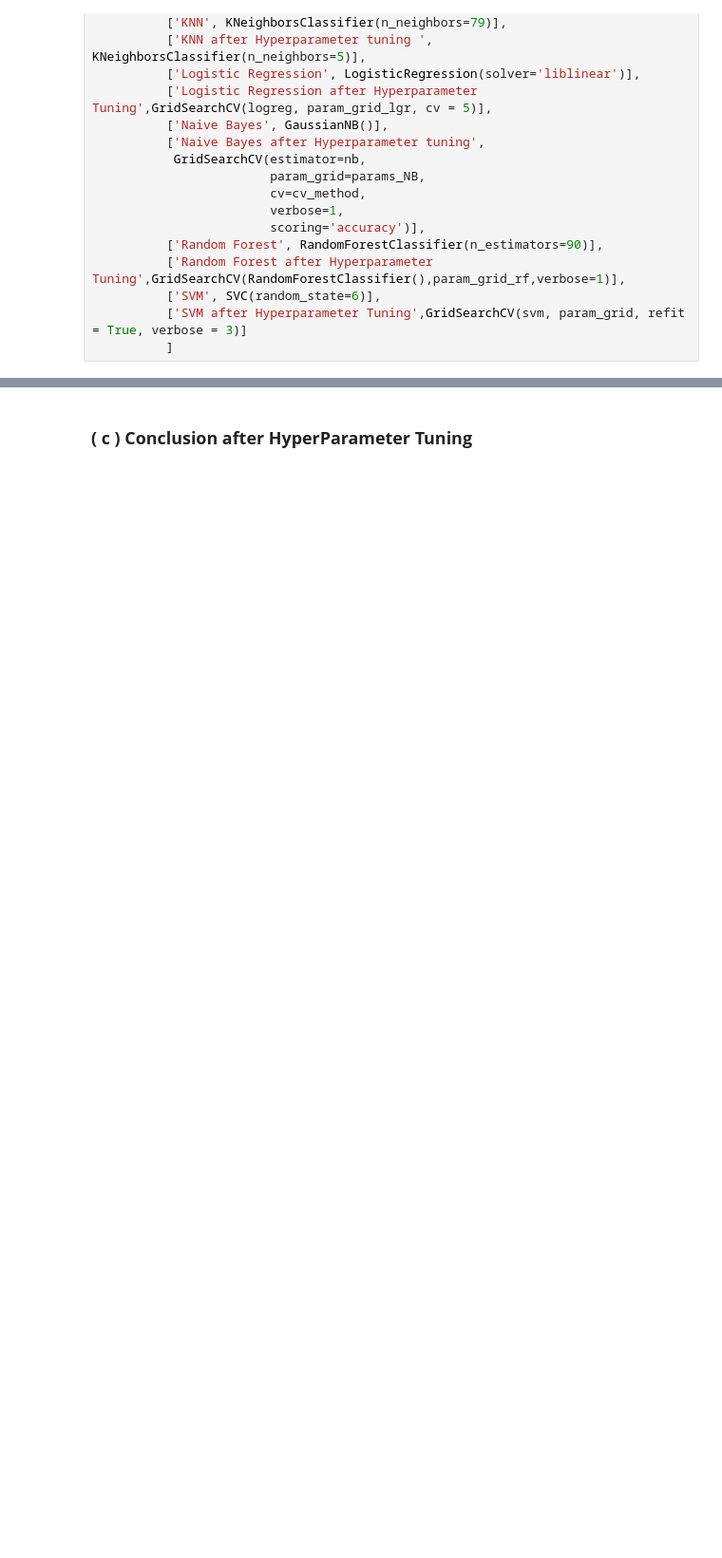
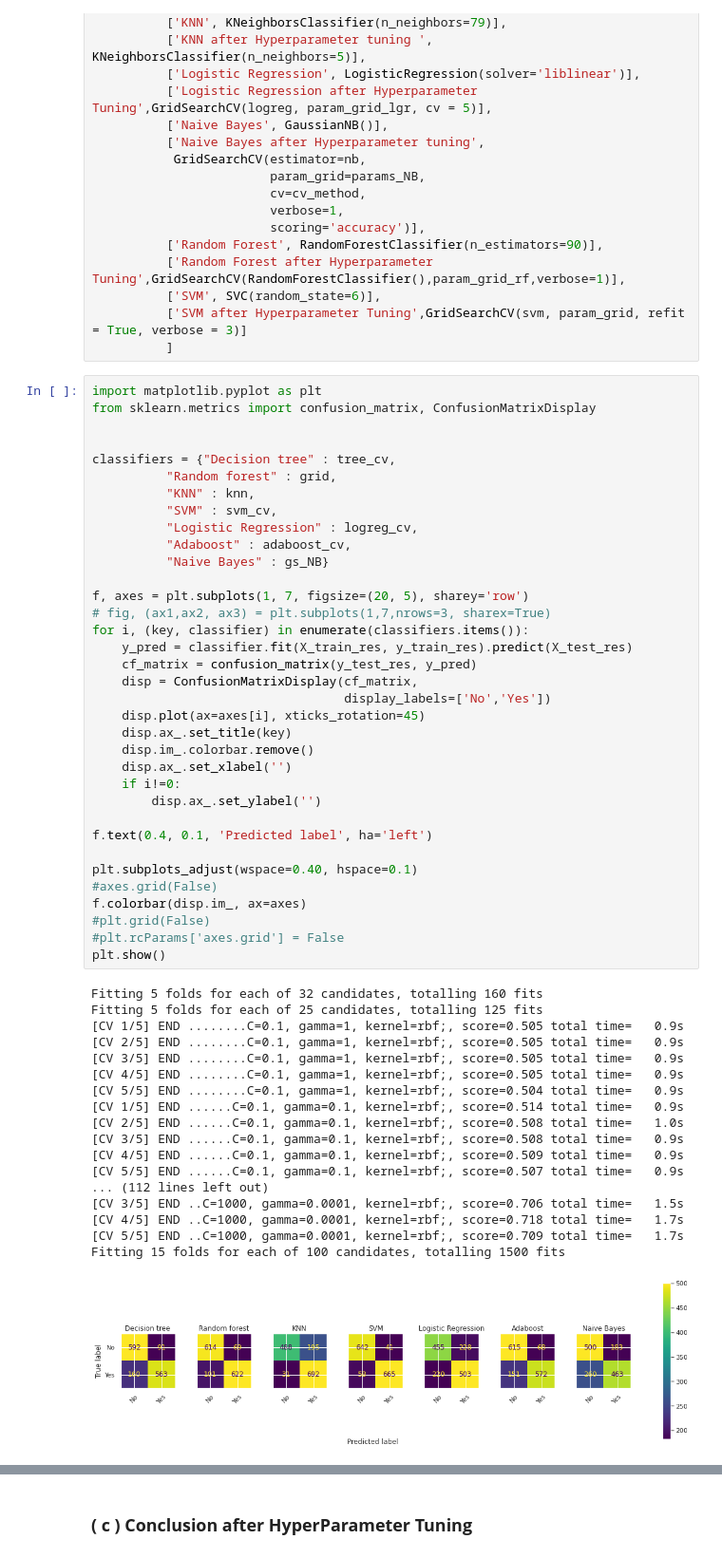
Before and after one commit to AruntejaLonka/-Cardiovascular-Risk-Prediction, a Jupyter notebook: Cardiovascular_Risk_Prediction(final_2).ipynb, the cells around one changed output, grey strips where cells are left out. Shown at 95% size. Cells and saved outputs as stored; diff of their text form; blank space fills up the shorter version.

```diff
--- a/Cardiovascular_Risk_Prediction(final_2).ipynb
+++ b/Cardiovascular_Risk_Prediction(final_2).ipynb
@@ -1659,3 +1644,57 @@ models = [['Adaboost', AdaBoostClassifier(random_state=42)],
           ['SVM', SVC(random_state=6)],
           ['SVM after Hyperparameter Tuning',GridSearchCV(svm, param_grid, refit = True, verbose = 3)]
           ]
+# %%
+import matplotlib.pyplot as plt
+from sklearn.metrics import confusion_matrix, ConfusionMatrixDisplay
+
+
+classifiers = {"Decision tree" : tree_cv,
+          "Random forest" : grid,
+          "KNN" : knn,
+          "SVM" : svm_cv,
+          "Logistic Regression" : logreg_cv,
+          "Adaboost" : adaboost_cv,
+          "Naive Bayes" : gs_NB}
+
+f, axes = plt.subplots(1, 7, figsize=(20, 5), sharey='row')
+# fig, (ax1,ax2, ax3) = plt.subplots(1,7,nrows=3, sharex=True)
+for i, (key, classifier) in enumerate(classifiers.items()):
+    y_pred = classifier.fit(X_train_res, y_train_res).predict(X_test_res)
+    cf_matrix = confusion_matrix(y_test_res, y_pred)
+    disp = ConfusionMatrixDisplay(cf_matrix,
+                                  display_labels=['No','Yes'])
+    disp.plot(ax=axes[i], xticks_rotation=45)
+    disp.ax_.set_title(key)
+    disp.im_.colorbar.remove()
+    disp.ax_.set_xlabel('')
+    if i!=0:
+        disp.ax_.set_ylabel('')
+
+f.text(0.4, 0.1, 'Predicted label', ha='left')
+
+plt.subplots_adjust(wspace=0.40, hspace=0.1)
+#axes.grid(False)
+f.colorbar(disp.im_, ax=axes)
+#plt.grid(False)
+#plt.rcParams['axes.grid'] = False
+plt.show()
+# %% [output]
+Fitting 5 folds for each of 32 candidates, totalling 160 fits
+Fitting 5 folds for each of 25 candidates, totalling 125 fits
+[CV 1/5] END ........C=0.1, gamma=1, kernel=rbf;, score=0.505 total time=   0.9s
+[CV 2/5] END ........C=0.1, gamma=1, kernel=rbf;, score=0.505 total time=   0.9s
+[CV 3/5] END ........C=0.1, gamma=1, kernel=rbf;, score=0.505 total time=   0.9s
+[CV 4/5] END ........C=0.1, gamma=1, kernel=rbf;, score=0.505 total time=   0.9s
+[CV 5/5] END ........C=0.1, gamma=1, kernel=rbf;, score=0.504 total time=   0.9s
+[CV 1/5] END ......C=0.1, gamma=0.1, kernel=rbf;, score=0.514 total time=   0.9s
+[CV 2/5] END ......C=0.1, gamma=0.1, kernel=rbf;, score=0.508 total time=   1.0s
+[CV 3/5] END ......C=0.1, gamma=0.1, kernel=rbf;, score=0.508 total time=   0.9s
+[CV 4/5] END ......C=0.1, gamma=0.1, kernel=rbf;, score=0.509 total time=   0.9s
+[CV 5/5] END ......C=0.1, gamma=0.1, kernel=rbf;, score=0.507 total time=   0.9s
+... (112 lines left out)
+[CV 3/5] END ..C=1000, gamma=0.0001, kernel=rbf;, score=0.706 total time=   1.5s
+[CV 4/5] END ..C=1000, gamma=0.0001, kernel=rbf;, score=0.718 total time=   1.7s
+[CV 5/5] END ..C=1000, gamma=0.0001, kernel=rbf;, score=0.709 total time=   1.7s
+Fitting 15 folds for each of 100 candidates, totalling 1500 fits
+[figure, added]
```
Also changed, not shown: parts of 24 cells of this notebook.
